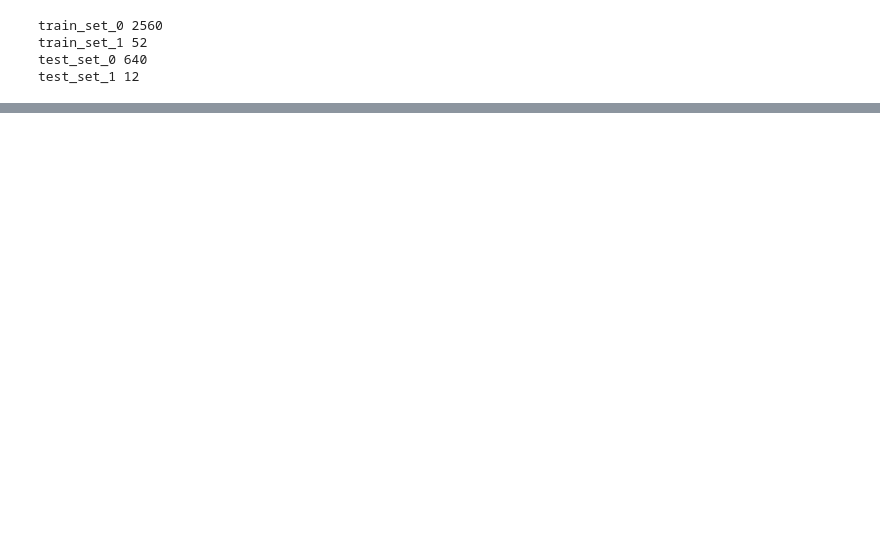
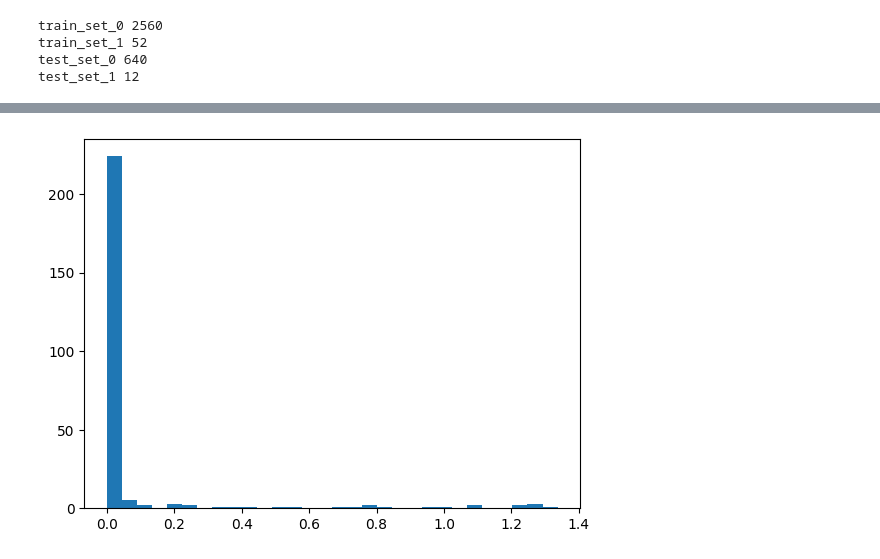
Before and after one commit to PrinceJavier/qnt_alzmrs_pred, a Jupyter notebook: get_theta_rep.ipynb, the cells around one changed output, grey strips where cells are left out. Cells and saved outputs as stored; diff of their text form; code cells hidden in the pictures; blank space fills up the shorter version.

```diff
--- a/get_theta_rep.ipynb
+++ b/get_theta_rep.ipynb
@@ -126,0 +170,5 @@ print(img[:100])
+# %%
+plt.hist(test_set_1b[0].flatten(), bins=30)
+plt.show()
+# %% [output]
+[figure, added]
```
Also changed, not shown: parts of 18 cells of this notebook.
